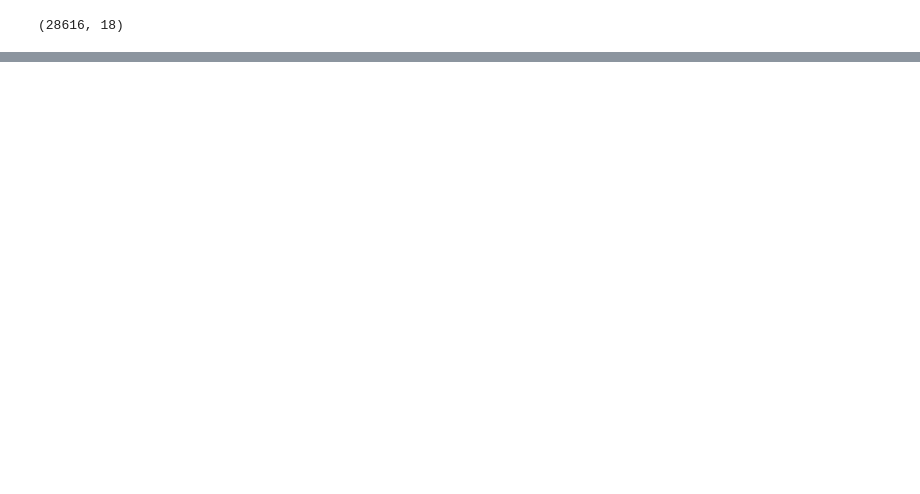
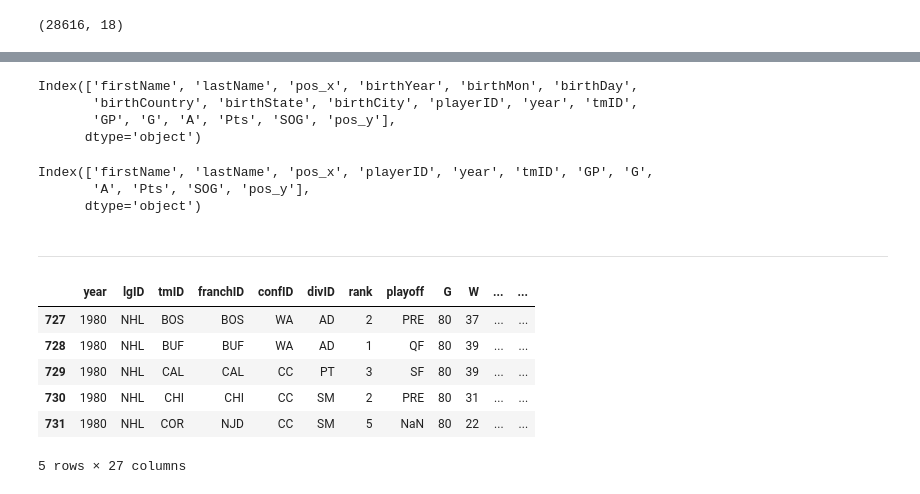
Before and after one commit to Kinetics20/hockey_pandas_practice, a Jupyter notebook: notebooks/joining_2.ipynb, the cells around one changed output, grey strips where cells are left out. Cells and saved outputs as stored; diff of their text form; code cells hidden in the pictures; blank space fills up the shorter version.

```diff
--- a/notebooks/joining_2.ipynb
+++ b/notebooks/joining_2.ipynb
@@ -117,0 +153,7 @@ pd.merge(master_2, scoring, left_index=True, right_on='playerID', how='right').s
+# %%
+merged.columns
+# %% [output]
+Index(['firstName', 'lastName', 'pos_x', 'birthYear', 'birthMon', 'birthDay',
+       'birthCountry', 'birthState', 'birthCity', 'playerID', 'year', 'tmID',
+       'GP', 'G', 'A', 'Pts', 'SOG', 'pos_y'],
+      dtype='object')
@@ -117,0 +162,6 @@ pd.merge(master_2, scoring, left_index=True, right_on='playerID', how='right').s
+# %%
+merged.columns
+# %% [output]
+Index(['firstName', 'lastName', 'pos_x', 'playerID', 'year', 'tmID', 'GP', 'G',
+       'A', 'Pts', 'SOG', 'pos_y'],
+      dtype='object')
@@ -117,0 +170,12 @@ pd.merge(master_2, scoring, left_index=True, right_on='playerID', how='right').s
+# %% [markdown]
+---
+# %%
+teams.head()
+# %% [output]
+|  | year | lgID | tmID | franchID | confID | divID | rank | playoff | G | W | ... | ... |
+| 727 | 1980 | NHL | BOS | BOS | WA | AD | 2 | PRE | 80 | 37 | ... | ... |
+| 728 | 1980 | NHL | BUF | BUF | WA | AD | 1 | QF | 80 | 39 | ... | ... |
+| 729 | 1980 | NHL | CAL | CAL | CC | PT | 3 | SF | 80 | 39 | ... | ... |
+| 730 | 1980 | NHL | CHI | CHI | CC | SM | 2 | PRE | 80 | 31 | ... | ... |
+| 731 | 1980 | NHL | COR | NJD | CC | SM | 5 | NaN | 80 | 22 | ... | ... |
+5 rows × 27 columns
```
Also changed, not shown: parts of 22 cells of this notebook, 3 other files.
